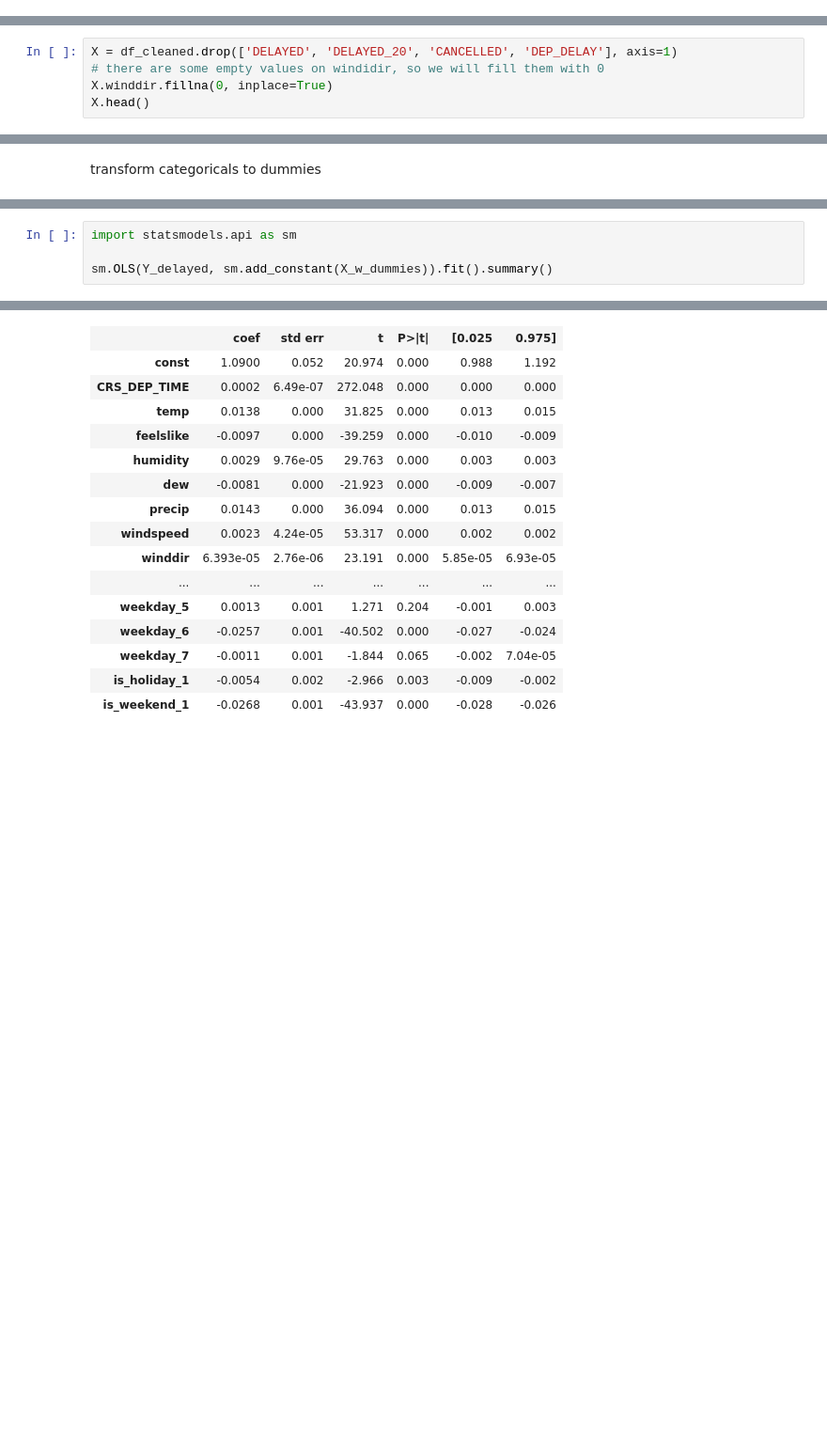
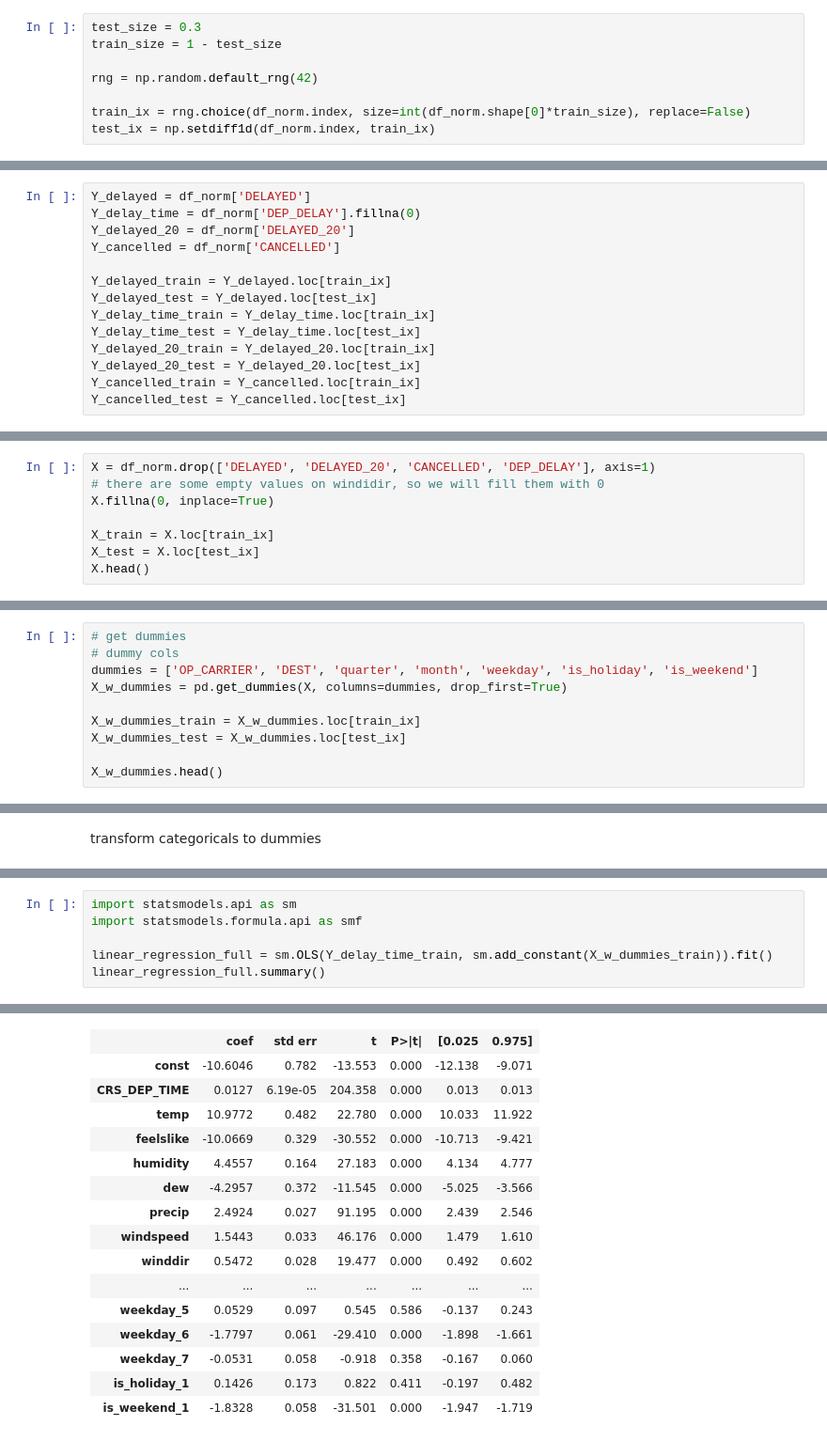
Before and after one commit to sbarrios93/Flight-Predictions-Project, a Jupyter notebook: scratchpad.ipynb, the cells around one changed output, grey strips where cells are left out. Shown at 94% size. Cells and saved outputs as stored; diff of their text form; blank space fills up the shorter version.

```diff
--- a/scratchpad.ipynb
+++ b/scratchpad.ipynb
@@ -459,2 +489,10 @@ df_cleaned.sample(100000).to_excel(OUTPUT_DATA_PATH / 'cleaned_data.xlsx', index
+# %%
+test_size = 0.3
+train_size = 1 - test_size
+
+rng = np.random.default_rng(42)
+
+train_ix = rng.choice(df_norm.index, size=int(df_norm.shape[0]*train_size), replace=False)
+test_ix = np.setdiff1d(df_norm.index, train_ix)
 # %% [markdown]
 we first set up different Y, for different predictions. Then drop them from
@@ -466,9 +499,26 @@ Y_cancelled = df_cleaned['CANCELLED']
+# %%
+Y_delayed = df_norm['DELAYED']
+Y_delay_time = df_norm['DEP_DELAY'].fillna(0)
+Y_delayed_20 = df_norm['DELAYED_20']
+Y_cancelled = df_norm['CANCELLED']
+
+Y_delayed_train = Y_delayed.loc[train_ix]
+Y_delayed_test = Y_delayed.loc[test_ix]
+Y_delay_time_train = Y_delay_time.loc[train_ix]
+Y_delay_time_test = Y_delay_time.loc[test_ix]
+Y_delayed_20_train = Y_delayed_20.loc[train_ix]
+Y_delayed_20_test = Y_delayed_20.loc[test_ix]
+Y_cancelled_train = Y_cancelled.loc[train_ix]
+Y_cancelled_test = Y_cancelled.loc[test_ix]
 # %% [markdown]
 Let's make a dataframe with all the potential independent variables without the Y variables we set above
 # %%
-X = df_cleaned.drop(['DELAYED', 'DELAYED_20', 'CANCELLED', 'DEP_DELAY'], axis=1)
+X = df_norm.drop(['DELAYED', 'DELAYED_20', 'CANCELLED', 'DEP_DELAY'], axis=1)
 # there are some empty values on windidir, so we will fill them with 0
-X.winddir.fillna(0, inplace=True)
+X.fillna(0, inplace=True)
+
+X_train = X.loc[train_ix]
+X_test = X.loc[test_ix]
 X.head()
 # %% [output]
 |  | CRS_DEP_TIME | OP_CARRIER | DEST | temp | feelslike | humidity | dew | precip | windspeed | winddir | ... |
@@ -502,0 +558,10 @@ sns.pairplot(df_cleaned.sample(1000).loc[:, ['DELAYED', 'temp', 'feelslike', 'hu
+# %%
+# get dummies
+# dummy cols
+dummies = ['OP_CARRIER', 'DEST', 'quarter', 'month', 'weekday', 'is_holiday', 'is_weekend']
+X_w_dummies = pd.get_dummies(X, columns=dummies, drop_first=True)
+
+X_w_dummies_train = X_w_dummies.loc[train_ix]
+X_w_dummies_test = X_w_dummies.loc[test_ix]
+
+X_w_dummies.head()
@@ -525,6 +582,8 @@ X_w_dummies.head()
 # %%
 import statsmodels.api as sm
+import statsmodels.formula.api as smf
 
-sm.OLS(Y_delayed, sm.add_constant(X_w_dummies)).fit().summary()
+linear_regression_full = sm.OLS(Y_delay_time_train, sm.add_constant(X_w_dummies_train)).fit()
+linear_regression_full.summary()
 # %% [output]
 OLS Regression Results
@@ -539,17 +598,17 @@ OLS Regression Results
 | Covariance Type: | nonrobust |  |  |
 |  | coef | std err | t | P>|t| | [0.025 | 0.975] |
-| const | 1.0900 | 0.052 | 20.974 | 0.000 | 0.988 | 1.192 |
-| CRS_DEP_TIME | 0.0002 | 6.49e-07 | 272.048 | 0.000 | 0.000 | 0.000 |
-| temp | 0.0138 | 0.000 | 31.825 | 0.000 | 0.013 | 0.015 |
-| feelslike | -0.0097 | 0.000 | -39.259 | 0.000 | -0.010 | -0.009 |
-| humidity | 0.0029 | 9.76e-05 | 29.763 | 0.000 | 0.003 | 0.003 |
-| dew | -0.0081 | 0.000 | -21.923 | 0.000 | -0.009 | -0.007 |
-| precip | 0.0143 | 0.000 | 36.094 | 0.000 | 0.013 | 0.015 |
-| windspeed | 0.0023 | 4.24e-05 | 53.317 | 0.000 | 0.002 | 0.002 |
-| winddir | 6.393e-05 | 2.76e-06 | 23.191 | 0.000 | 5.85e-05 | 6.93e-05 |
+| const | -10.6046 | 0.782 | -13.553 | 0.000 | -12.138 | -9.071 |
+| CRS_DEP_TIME | 0.0127 | 6.19e-05 | 204.358 | 0.000 | 0.013 | 0.013 |
+| temp | 10.9772 | 0.482 | 22.780 | 0.000 | 10.033 | 11.922 |
+| feelslike | -10.0669 | 0.329 | -30.552 | 0.000 | -10.713 | -9.421 |
+| humidity | 4.4557 | 0.164 | 27.183 | 0.000 | 4.134 | 4.777 |
+| dew | -4.2957 | 0.372 | -11.545 | 0.000 | -5.025 | -3.566 |
+| precip | 2.4924 | 0.027 | 91.195 | 0.000 | 2.439 | 2.546 |
+| windspeed | 1.5443 | 0.033 | 46.176 | 0.000 | 1.479 | 1.610 |
+| winddir | 0.5472 | 0.028 | 19.477 | 0.000 | 0.492 | 0.602 |
 | ... | ... | ... | ... | ... | ... | ... |
-| weekday_5 | 0.0013 | 0.001 | 1.271 | 0.204 | -0.001 | 0.003 |
-| weekday_6 | -0.0257 | 0.001 | -40.502 | 0.000 | -0.027 | -0.024 |
-| weekday_7 | -0.0011 | 0.001 | -1.844 | 0.065 | -0.002 | 7.04e-05 |
-| is_holiday_1 | -0.0054 | 0.002 | -2.966 | 0.003 | -0.009 | -0.002 |
-| is_weekend_1 | -0.0268 | 0.001 | -43.937 | 0.000 | -0.028 | -0.026 |
+| weekday_5 | 0.0529 | 0.097 | 0.545 | 0.586 | -0.137 | 0.243 |
+| weekday_6 | -1.7797 | 0.061 | -29.410 | 0.000 | -1.898 | -1.661 |
+| weekday_7 | -0.0531 | 0.058 | -0.918 | 0.358 | -0.167 | 0.060 |
+| is_holiday_1 | 0.1426 | 0.173 | 0.822 | 0.411 | -0.197 | 0.482 |
+| is_weekend_1 | -1.8328 | 0.058 | -31.501 | 0.000 | -1.947 | -1.719 |
```
Also changed, not shown: parts of 38 cells of this notebook, 2 other files.
